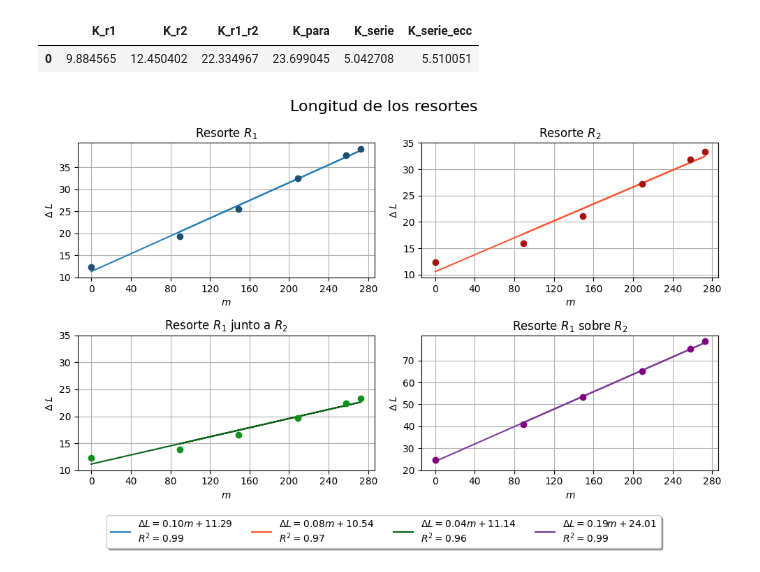
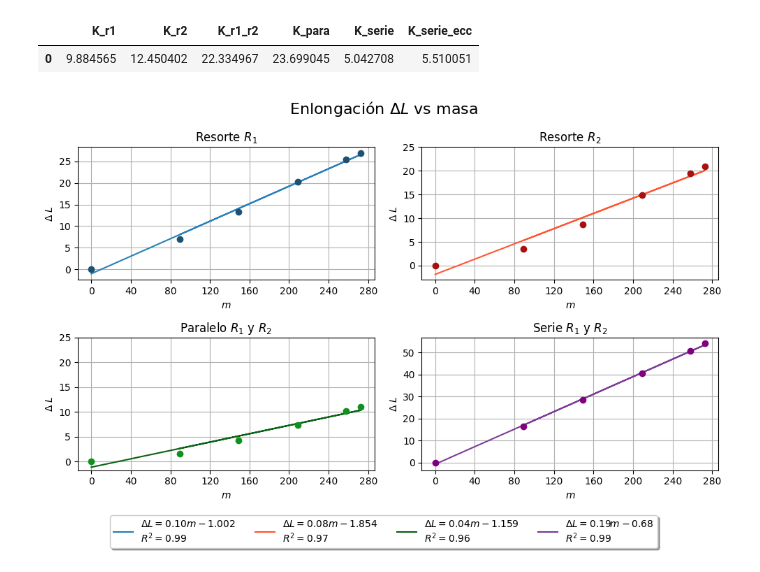
Before and after one commit to Juaan00/Laboratorios_mecanica_FEM, a Jupyter notebook: resorte/resorte.ipynb, the cells around one changed output. Saved outputs shown, nothing was run; the diff lists cells and outputs as text; code cells hidden in the pictures.

```diff
--- a/resorte/resorte.ipynb
+++ b/resorte/resorte.ipynb
@@ -77,6 +104,6 @@ def regresion_1(t,gamma):
   return mymodel
 # %%
 #regresion lineal de R1
-reg_r1 = regresion_1(m, l_r1_m)
+reg_r1 = regresion_1(m, delta_l_r1)
 # %% [output]
 slope: 0.10116783577322426
@@ -87,5 +114,5 @@ p: 9.891436893424105e-06
 std_err: 0.003632875829764023
 # %%
 #regresion lineal de R2
-reg_r2 = regresion_1(m, l_r2_m)
+reg_r2 = regresion_1(m, delta_l_r2)
 # %% [output]
@@ -98,4 +125,4 @@ std_err: 0.006676578989160086
 # %%
 #regresion lineal de R1 y R2 con masa 1
-reg_r1_r2_m1 = regresion_1(m, l_r1_r2_m1)
+reg_r1_r2_m1 = regresion_1(m, delta_l_r1_r2_m1)
 # %% [output]
@@ -108,4 +135,4 @@ std_err: 0.0041890539331134
 # %%
 #regresion lineal de R1 y R2 con masa 2
-reg_r1_r2_m2 = regresion_1(m, l_r1_r2_m2)
+reg_r1_r2_m2 = regresion_1(m, delta_l_r1_r2_m2)
 # %% [output]
@@ -144,35 +171,35 @@ tabla_K
 | 0 | 9.884565 | 12.450402 | 22.334967 | 23.699045 | 5.042708 | 5.510051 |
 # %%
 fig_1 = plt.figure(figsize=(10, 6))
-fig_1.suptitle('Longitud de los resortes', fontsize=16)
+fig_1.suptitle(r'Enlongación $\Delta$$L$ vs masa', fontsize=16)
 spec = fig_1.add_gridspec(nrows=2, ncols=2, figure=fig_1)
 ax1 = fig_1.add_subplot(spec[0, 0])
 ax1.set_title(r'Resorte $R_1$')
-ax1.plot(m, reg_r1,color='#2980b9', label=r'$\Delta L = 0.10m + 11.29$' + '\n' + r'$R^2 = 0.99$')
-ax1.plot(m, l_r1_m, 'o', color='#1f5070')
+ax1.plot(m, reg_r1,color='#2980b9', label=r'$\Delta L = 0.10m - 1.002$' + '\n' + r'$R^2 = 0.99$')
+ax1.plot(m, delta_l_r1, 'o', color='#1f5070')
 estilo(ax1)
 ax2 = fig_1.add_subplot(spec[0, 1])
 ax2.set_title(r'Resorte $R_2$')
-ax2.plot(m, reg_r2,color='#ff5733', label=r'$\Delta L = 0.08m + 10.54$' + '\n' + r'$R^2 = 0.97$')
-ax2.plot(m, l_r2_m, 'o', color='#a81111')
+ax2.plot(m, reg_r2,color='#ff5733', label=r'$\Delta L = 0.08m - 1.854$' + '\n' + r'$R^2 = 0.97$')
+ax2.plot(m, delta_l_r2, 'o', color='#a81111')
 estilo(ax2)
 ax3 = fig_1.add_subplot(spec[1, 0])
-ax3.set_title(r'Resorte $R_1$ junto a $R_2$')
-ax3.plot(m, reg_r1_r2_m1,color='#0a6314', label=r'$\Delta L = 0.04m + 11.14$' + '\n' + r'$R^2 = 0.96$')
-ax3.plot(m, l_r1_r2_m1, 'o', color='#10911f')
+ax3.set_title(r'Paralelo $R_1$ y $R_2$')
+ax3.plot(m, reg_r1_r2_m1,color='#0a6314', label=r'$\Delta L = 0.04m - 1.159$' + '\n' + r'$R^2 = 0.96$')
+ax3.plot(m, delta_l_r1_r2_m1, 'o', color='#10911f')
 estilo(ax3)
 ax4 = fig_1.add_subplot(spec[1, 1])
-ax4.set_title(r'Resorte $R_1$ sobre $R_2$')
-ax4.plot(m, reg_r1_r2_m2,color='#7d3c98', label=r'$\Delta L = 0.19m + 24.01$' + '\n' + r'$R^2 = 0.99$')
-ax4.plot(m, l_r1_r2_m2, 'o', color='purple')
+ax4.set_title(r'Serie $R_1$ y $R_2$')
+ax4.plot(m, reg_r1_r2_m2,color='#7d3c98', label=r'$\Delta L = 0.19m - 0.68$' + '\n' + r'$R^2 = 0.99$')
+ax4.plot(m, delta_l_r1_r2_m2, 'o', color='purple')
 ax4.set_xlabel(r'$m$')
 ax4.set_ylabel(r'$\Delta$ $L$')
 ax4.set_xticks(np.arange(0, 300, 40))
-ax4.set_yticks(np.arange(20, 80, 10))
+ax4.set_yticks(np.arange(0, 60, 10))
 ax4.grid(True)
 fig_1.tight_layout()
 fig_1.legend(loc='lower center',bbox_to_anchor=(0.5, -0.1), ncol=5,shadow=True, fancybox=True)
 plt.savefig('resorte_grafica_1.png', dpi = 300, bbox_inches = 'tight')
 fig_1.show()
 # %% [output]
-[figure, old version]
+[figure, new version]
```
Also changed, not shown: parts of 8 cells of this notebook, 1 other file.
